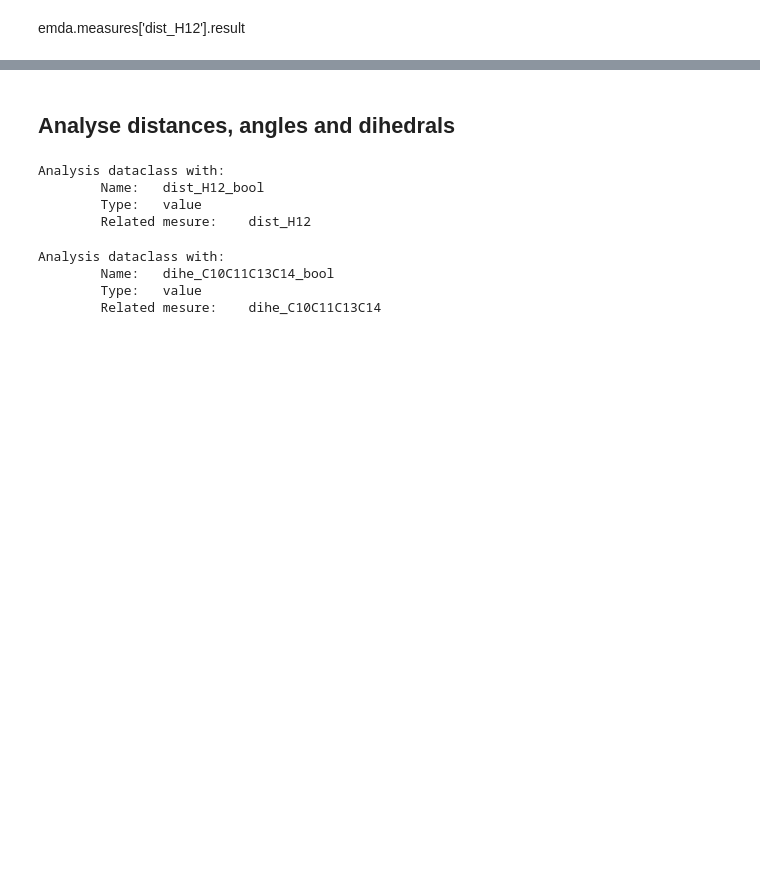
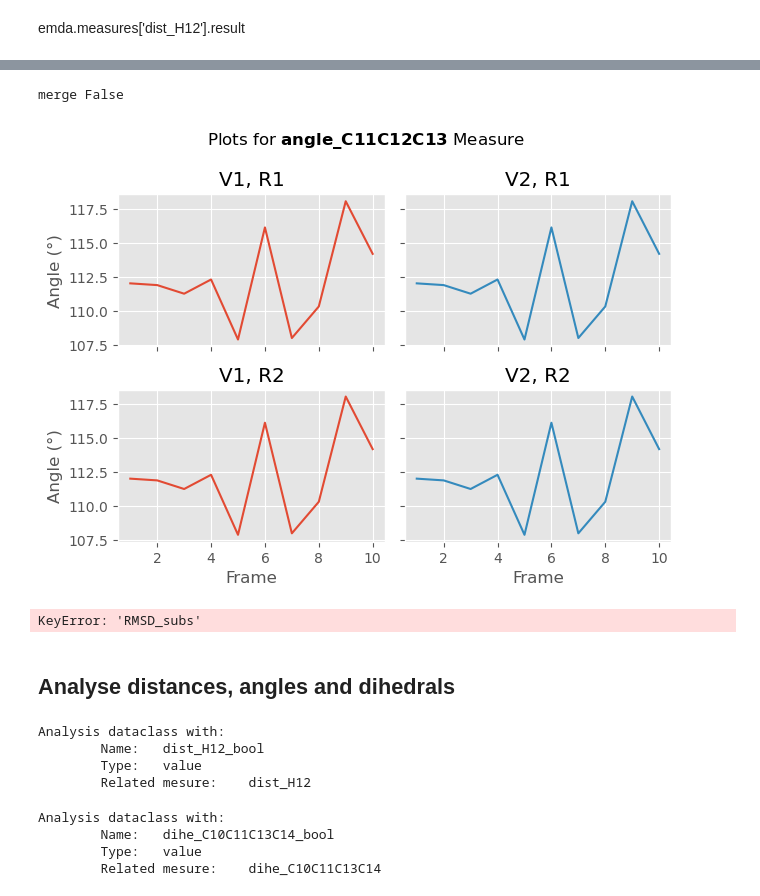
Before and after one commit to MolBioMedUAB/EMDA, a Jupyter notebook: example/example.ipynb, the cells around one changed output, grey strips where cells are left out. Drawn from its saved outputs; the diff is of its cells as text; code cells hidden in the pictures; blank space fills up the shorter version.

```diff
--- a/example/example.ipynb
+++ b/example/example.ipynb
@@ -98,3 +117,12 @@ emda.measures['dist_H12'].result
+# %%
+emda.measures['angle_C11C12C13'].plot(merge_replica_plots=False)
+# %% [output]
+merge False
+[figure, added]
+# %%
+emda.analyses['RMSD_subs']
+# %% [output]
+KeyError: 'RMSD_subs'
 # %% [markdown]
 ## Analyse distances, angles and dihedrals
 # %%
```
Also changed, not shown: parts of 7 cells of this notebook.
